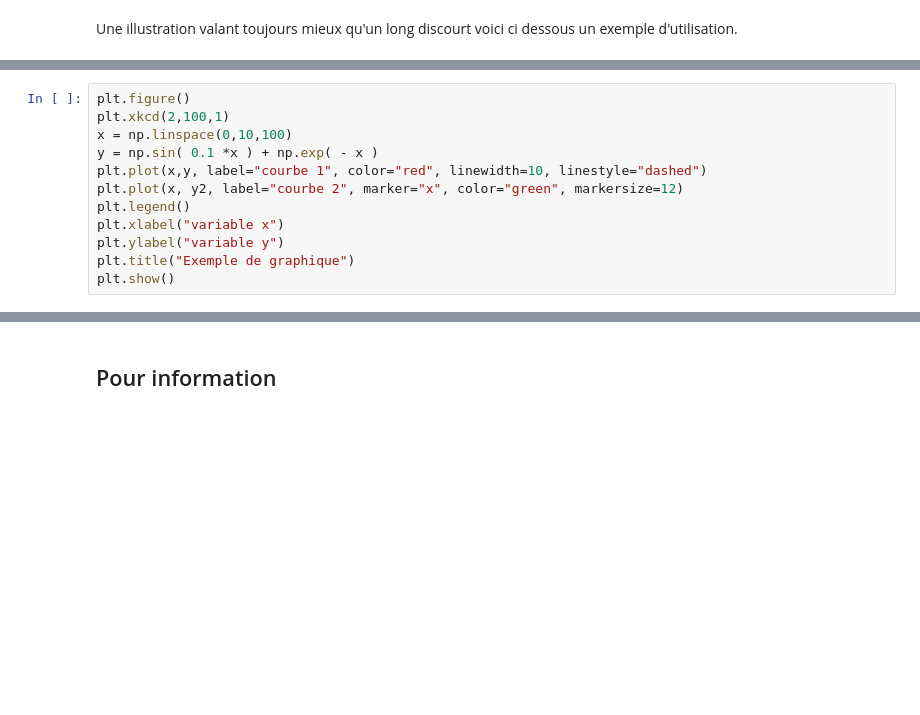
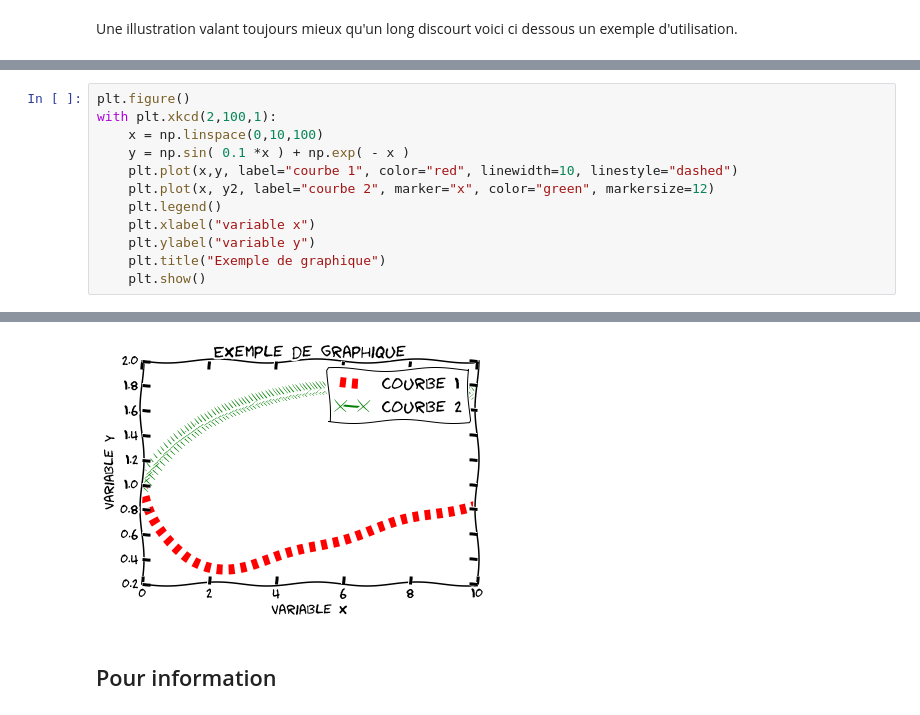
Before and after one commit to basileMarchand/master_1_sgm_energie_psl, a Jupyter notebook: notebook/08_matplotlib.ipynb, the cells around one changed output, grey strips where cells are left out. Saved outputs shown, nothing was run; the diff lists cells and outputs as text; blank space fills up the shorter version.

```diff
--- a/notebook/08_matplotlib.ipynb
+++ b/notebook/08_matplotlib.ipynb
@@ -397,13 +397,13 @@ plt.show()
 # %%
 plt.figure()
-plt.xkcd(2,100,1)
-x = np.linspace(0,10,100)
-y = np.sin( 0.1 *x ) + np.exp( - x )
-plt.plot(x,y, label="courbe 1", color="red", linewidth=10, linestyle="dashed")
-plt.plot(x, y2, label="courbe 2", marker="x", color="green", markersize=12)
-plt.legend()
-plt.xlabel("variable x")
-plt.ylabel("variable y")
-plt.title("Exemple de graphique")
-plt.show()
+with plt.xkcd(2,100,1):
+    x = np.linspace(0,10,100)
+    y = np.sin( 0.1 *x ) + np.exp( - x )
+    plt.plot(x,y, label="courbe 1", color="red", linewidth=10, linestyle="dashed")
+    plt.plot(x, y2, label="courbe 2", marker="x", color="green", markersize=12)
+    plt.legend()
+    plt.xlabel("variable x")
+    plt.ylabel("variable y")
+    plt.title("Exemple de graphique")
+    plt.show()
 # %% [output]
@@ -412,3 +410,4 @@ plt.show()
+[figure, added]
 # %% [markdown]
 ## Pour information
 # %% [markdown]
```
Also changed, not shown: parts of 13 cells of this notebook.
